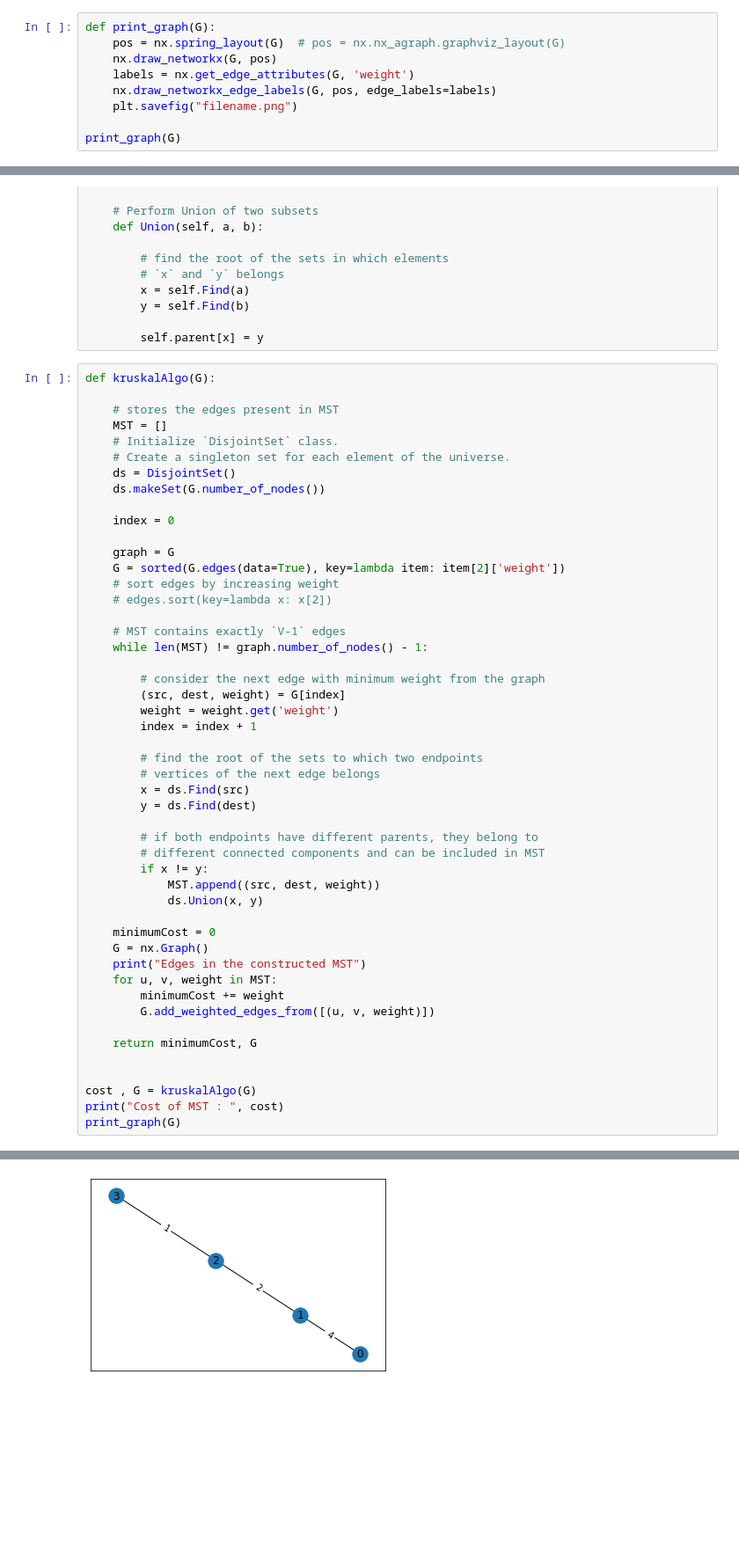
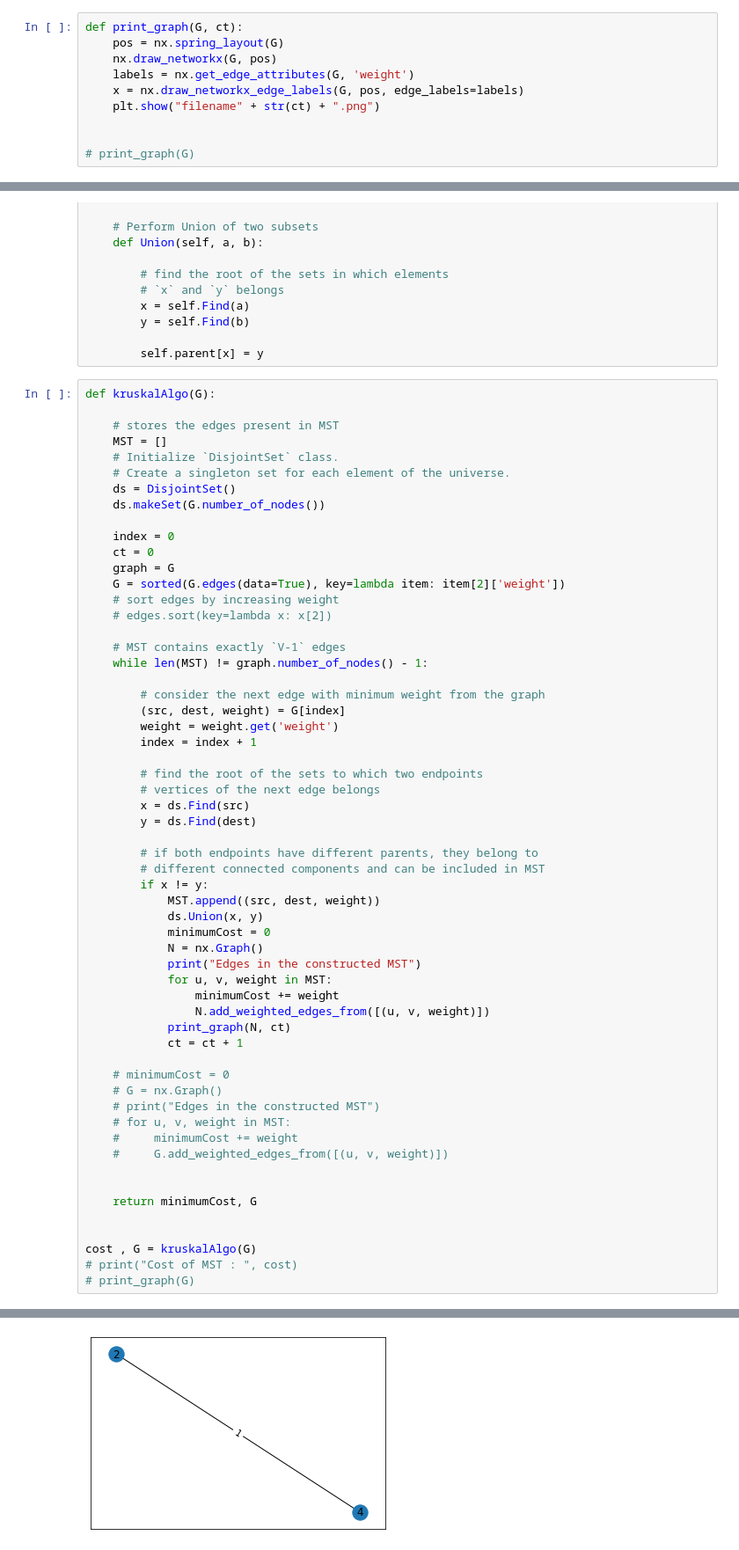
Before and after one commit to nitinosiris/tsp, a Jupyter notebook: main.ipynb, the cells around one changed output, grey strips where cells are left out. Shown at 88% size. Saved outputs shown, nothing was run; the diff lists cells and outputs as text; blank space fills up the shorter version.

```diff
--- a/main.ipynb
+++ b/main.ipynb
@@ -19,10 +20,11 @@ list(G.edges(data=True))
  (2, 3, {'weight': 1})]
 # %%
-def print_graph(G):
-    pos = nx.spring_layout(G)  # pos = nx.nx_agraph.graphviz_layout(G)
+def print_graph(G, ct):
+    pos = nx.spring_layout(G)
     nx.draw_networkx(G, pos)
     labels = nx.get_edge_attributes(G, 'weight')
-    nx.draw_networkx_edge_labels(G, pos, edge_labels=labels)
-    plt.savefig("filename.png")
+    x = nx.draw_networkx_edge_labels(G, pos, edge_labels=labels)
+    plt.show("filename" + str(ct) + ".png")
 
-print_graph(G)
+
+# print_graph(G)
@@ -96,7 +96,7 @@ def kruskalAlgo(G):
     ds.makeSet(G.number_of_nodes())
 
     index = 0
-
+    ct = 0
     graph = G
     G = sorted(G.edges(data=True), key=lambda item: item[2]['weight'])
     # sort edges by increasing weight
@@ -120,19 +120,28 @@ def kruskalAlgo(G):
         if x != y:
             MST.append((src, dest, weight))
             ds.Union(x, y)
+            minimumCost = 0
+            N = nx.Graph()
+            print("Edges in the constructed MST")
+            for u, v, weight in MST:
+                minimumCost += weight
+                N.add_weighted_edges_from([(u, v, weight)])
+            print_graph(N, ct)
+            ct = ct + 1
 
-    minimumCost = 0
-    G = nx.Graph()
-    print("Edges in the constructed MST")
-    for u, v, weight in MST:
-        minimumCost += weight
-        G.add_weighted_edges_from([(u, v, weight)])
+    # minimumCost = 0
+    # G = nx.Graph()
+    # print("Edges in the constructed MST")
+    # for u, v, weight in MST:
+    #     minimumCost += weight
+    #     G.add_weighted_edges_from([(u, v, weight)])
+
 
     return minimumCost, G
 
 
 cost , G = kruskalAlgo(G)
-print("Cost of MST : ", cost)
-print_graph(G)
+# print("Cost of MST : ", cost)
+# print_graph(G)
 # %% [output]
 Edges in the constructed MST
@@ -140 +148 @@ Cost of MST :  7
-[figure, old version]
+[figure, new version]
```
Also changed, not shown: parts of 4 cells of this notebook, 2 other files.
